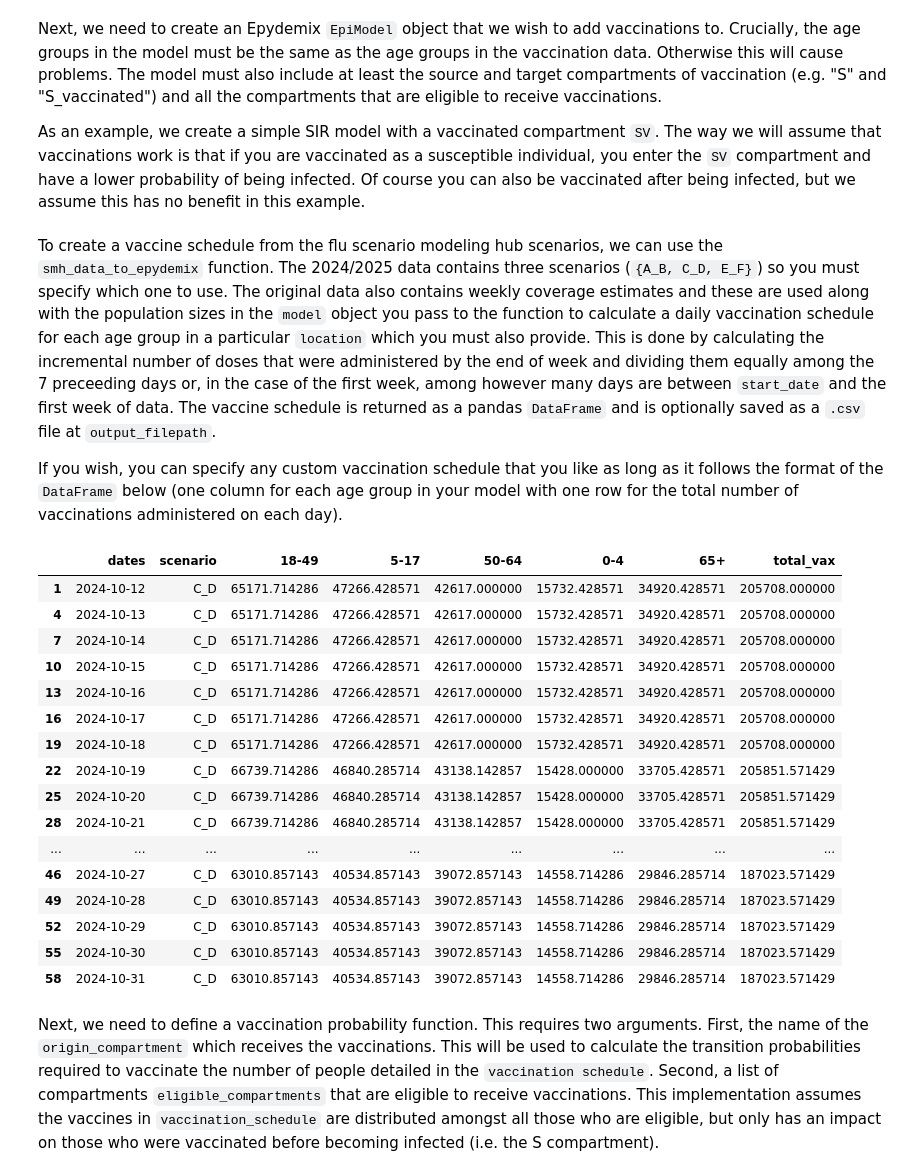
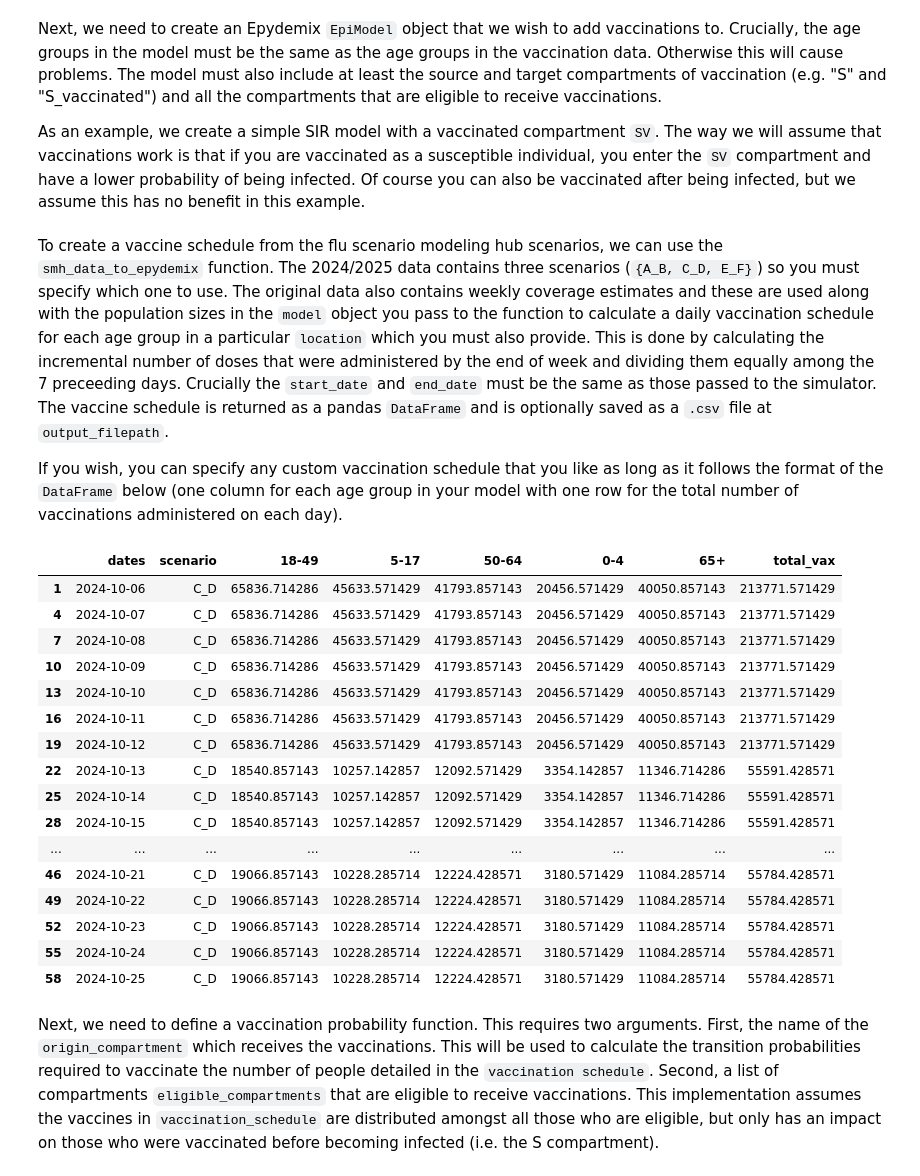
Before and after one commit to mobs-lab/epymodelingsuite, a Jupyter notebook: tutorials/Tutorial_Vaccinations.ipynb, the cells around one changed output. Drawn from its saved outputs; the diff is of its cells as text; code cells hidden in the pictures.

```diff
--- a/tutorials/Tutorial_Vaccinations.ipynb
+++ b/tutorials/Tutorial_Vaccinations.ipynb
@@ -19,7 +19,7 @@ Next, we need to create an Epydemix `EpiModel` object that we wish to add vaccin
 As an example, we create a simple SIR model with a vaccinated compartment `SV`. The way we will assume that vaccinations work is that if you are vaccinated as a susceptible individual, you enter the `SV` compartment and have a lower probability of being infected. Of course you can also be vaccinated after being infected, but we assume this has no benefit in this example.
 # %%
 # define example model
-population = load_epydemix_population("United_States_California", age_group_mapping={
+population = load_epydemix_population("United_States_Massachusetts", age_group_mapping={
     "0-4": [str(i) for i in range(0, 5)],
     "5-17": [str(i) for i in range(5, 18)],
     "18-49": [str(i) for i in range(18, 50)],
@@ -39,34 +39,43 @@ model.add_transition("S", "I", params=("beta", "I"), kind="mediated")
 model.add_transition("SV", "I", params=("(1 - VE) * beta", "I"), kind="mediated")
 model.add_transition("I", "R", params=("mu"), kind="spontaneous")
 # %% [markdown]
-To create a vaccine schedule from the flu scenario modeling hub scenarios, we can use the `smh_data_to_epydemix` function. The 2024/2025 data contains three scenarios (`{A_B, C_D, E_F}`) so you must specify which one to use. The original data also contains weekly coverage estimates and these are used along with the population sizes in the `model` object you pass to the function to calculate a daily vaccination schedule for each age group in a particular `location` which you must also provide. This is done by calculating the incremental number of doses that were administered by the end of week and dividing them equally among the 7 preceeding days or, in the case of the first week, among however many days are between `start_date` and the first week of data. The vaccine schedule is returned as a pandas `DataFrame` and is optionally saved as a `.csv` file at `output_filepath`.
+To create a vaccine schedule from the flu scenario modeling hub scenarios, we can use the `smh_data_to_epydemix` function. The 2024/2025 data contains three scenarios (`{A_B, C_D, E_F}`) so you must specify which one to use. The original data also contains weekly coverage estimates and these are used along with the population sizes in the `model` object you pass to the function to calculate a daily vaccination schedule for each age group in a particular `location` which you must also provide. This is done by calculating the incremental number of doses that were administered by the end of week and dividing them equally among the 7 preceeding days. Crucially the `start_date` and `end_date` must be the same as those passed to the simulator. The vaccine schedule is returned as a pandas `DataFrame` and is optionally saved as a `.csv` file at `output_filepath`.
 
 If you wish, you can specify any custom vaccination schedule that you like as long as it follows the format of the `DataFrame` below (one column for each age group in your model with one row for the total number of vaccinations administered on each day).
 # %%
-date_start = dt.date(2024, 10, 11)
+date_start = dt.date(2024, 10, 6)
 date_stop = dt.date(2025, 6, 21)
-vaccination_schedule = smh_data_to_epydemix(input_filepath = 'data/vaccine_scenarios_2425.csv', start_date=date_start, end_date=date_stop,
-    location = "California", model=model, scenario="C_D",  output_filepath = None)
+
+vaccination_schedule = smh_data_to_epydemix(
+    input_filepath = 'data/vaccine_scenarios_2425.csv',
+    start_date=date_start,
+    end_date=date_stop,
+    location = "Massachusetts",
+    model=model,
+    scenario="C_D",
+    output_filepath = None
+)
+
 vaccination_schedule['total_vax'] = vaccination_schedule[['0-4', '5-17', '18-49', '50-64', '65+']].sum(axis=1)
 vaccination_schedule.head(n=20)
 # %% [output]
 |  | dates | scenario | 18-49 | 5-17 | 50-64 | 0-4 | 65+ | total_vax |
-| 1 | 2024-10-12 | C_D | 65171.714286 | 47266.428571 | 42617.000000 | 15732.428571 | 34920.428571 | 205708.000000 |
-| 4 | 2024-10-13 | C_D | 65171.714286 | 47266.428571 | 42617.000000 | 15732.428571 | 34920.428571 | 205708.000000 |
-| 7 | 2024-10-14 | C_D | 65171.714286 | 47266.428571 | 42617.000000 | 15732.428571 | 34920.428571 | 205708.000000 |
-| 10 | 2024-10-15 | C_D | 65171.714286 | 47266.428571 | 42617.000000 | 15732.428571 | 34920.428571 | 205708.000000 |
-| 13 | 2024-10-16 | C_D | 65171.714286 | 47266.428571 | 42617.000000 | 15732.428571 | 34920.428571 | 205708.000000 |
-| 16 | 2024-10-17 | C_D | 65171.714286 | 47266.428571 | 42617.000000 | 15732.428571 | 34920.428571 | 205708.000000 |
-| 19 | 2024-10-18 | C_D | 65171.714286 | 47266.428571 | 42617.000000 | 15732.428571 | 34920.428571 | 205708.000000 |
-| 22 | 2024-10-19 | C_D | 66739.714286 | 46840.285714 | 43138.142857 | 15428.000000 | 33705.428571 | 205851.571429 |
-| 25 | 2024-10-20 | C_D | 66739.714286 | 46840.285714 | 43138.142857 | 15428.000000 | 33705.428571 | 205851.571429 |
-| 28 | 2024-10-21 | C_D | 66739.714286 | 46840.285714 | 43138.142857 | 15428.000000 | 33705.428571 | 205851.571429 |
+| 1 | 2024-10-06 | C_D | 65836.714286 | 45633.571429 | 41793.857143 | 20456.571429 | 40050.857143 | 213771.571429 |
+| 4 | 2024-10-07 | C_D | 65836.714286 | 45633.571429 | 41793.857143 | 20456.571429 | 40050.857143 | 213771.571429 |
+| 7 | 2024-10-08 | C_D | 65836.714286 | 45633.571429 | 41793.857143 | 20456.571429 | 40050.857143 | 213771.571429 |
+| 10 | 2024-10-09 | C_D | 65836.714286 | 45633.571429 | 41793.857143 | 20456.571429 | 40050.857143 | 213771.571429 |
+| 13 | 2024-10-10 | C_D | 65836.714286 | 45633.571429 | 41793.857143 | 20456.571429 | 40050.857143 | 213771.571429 |
+| 16 | 2024-10-11 | C_D | 65836.714286 | 45633.571429 | 41793.857143 | 20456.571429 | 40050.857143 | 213771.571429 |
+| 19 | 2024-10-12 | C_D | 65836.714286 | 45633.571429 | 41793.857143 | 20456.571429 | 40050.857143 | 213771.571429 |
+| 22 | 2024-10-13 | C_D | 18540.857143 | 10257.142857 | 12092.571429 | 3354.142857 | 11346.714286 | 55591.428571 |
+| 25 | 2024-10-14 | C_D | 18540.857143 | 10257.142857 | 12092.571429 | 3354.142857 | 11346.714286 | 55591.428571 |
+| 28 | 2024-10-15 | C_D | 18540.857143 | 10257.142857 | 12092.571429 | 3354.142857 | 11346.714286 | 55591.428571 |
 | ... | ... | ... | ... | ... | ... | ... | ... | ... |
-| 46 | 2024-10-27 | C_D | 63010.857143 | 40534.857143 | 39072.857143 | 14558.714286 | 29846.285714 | 187023.571429 |
-| 49 | 2024-10-28 | C_D | 63010.857143 | 40534.857143 | 39072.857143 | 14558.714286 | 29846.285714 | 187023.571429 |
-| 52 | 2024-10-29 | C_D | 63010.857143 | 40534.857143 | 39072.857143 | 14558.714286 | 29846.285714 | 187023.571429 |
-| 55 | 2024-10-30 | C_D | 63010.857143 | 40534.857143 | 39072.857143 | 14558.714286 | 29846.285714 | 187023.571429 |
-| 58 | 2024-10-31 | C_D | 63010.857143 | 40534.857143 | 39072.857143 | 14558.714286 | 29846.285714 | 187023.571429 |
+| 46 | 2024-10-21 | C_D | 19066.857143 | 10228.285714 | 12224.428571 | 3180.571429 | 11084.285714 | 55784.428571 |
+| 49 | 2024-10-22 | C_D | 19066.857143 | 10228.285714 | 12224.428571 | 3180.571429 | 11084.285714 | 55784.428571 |
+| 52 | 2024-10-23 | C_D | 19066.857143 | 10228.285714 | 12224.428571 | 3180.571429 | 11084.285714 | 55784.428571 |
+| 55 | 2024-10-24 | C_D | 19066.857143 | 10228.285714 | 12224.428571 | 3180.571429 | 11084.285714 | 55784.428571 |
+| 58 | 2024-10-25 | C_D | 19066.857143 | 10228.285714 | 12224.428571 | 3180.571429 | 11084.285714 | 55784.428571 |
 # %% [markdown]
 Next, we need to define a vaccination probability function. This requires two arguments. First, the name of the `origin_compartment` which receives the vaccinations. This will be used to calculate the transition probabilities required to vaccinate the number of people detailed in the `vaccination schedule`. Second, a list of compartments `eligible_compartments` that are eligible to receive vaccinations. This implementation assumes the vaccines in `vaccination_schedule` are distributed amongst all those who are eligible, but only has an impact on those who were vaccinated before becoming infected (i.e. the S compartment).
 # %%
```
Also changed, not shown: parts of 3 cells of this notebook, 3 other files.
